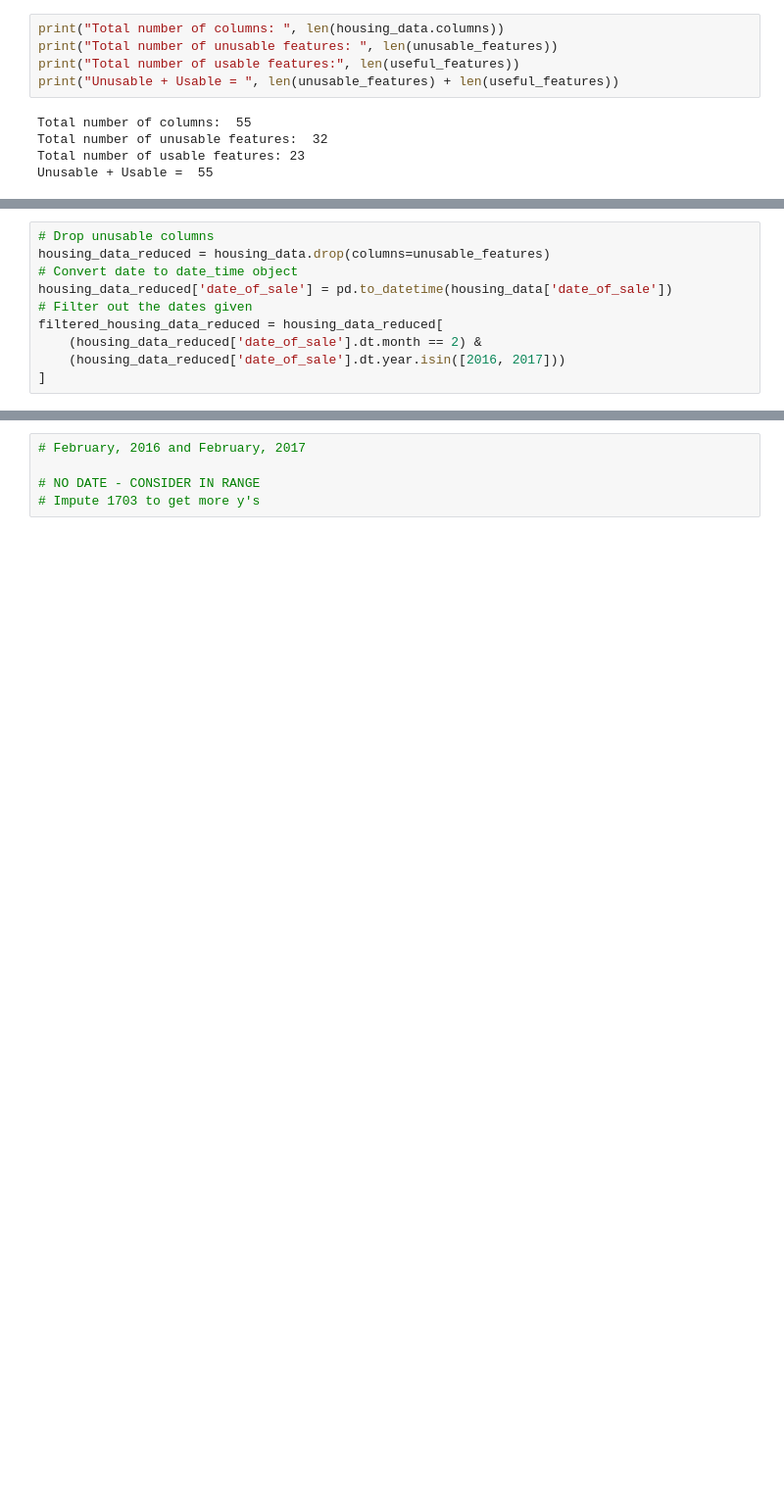
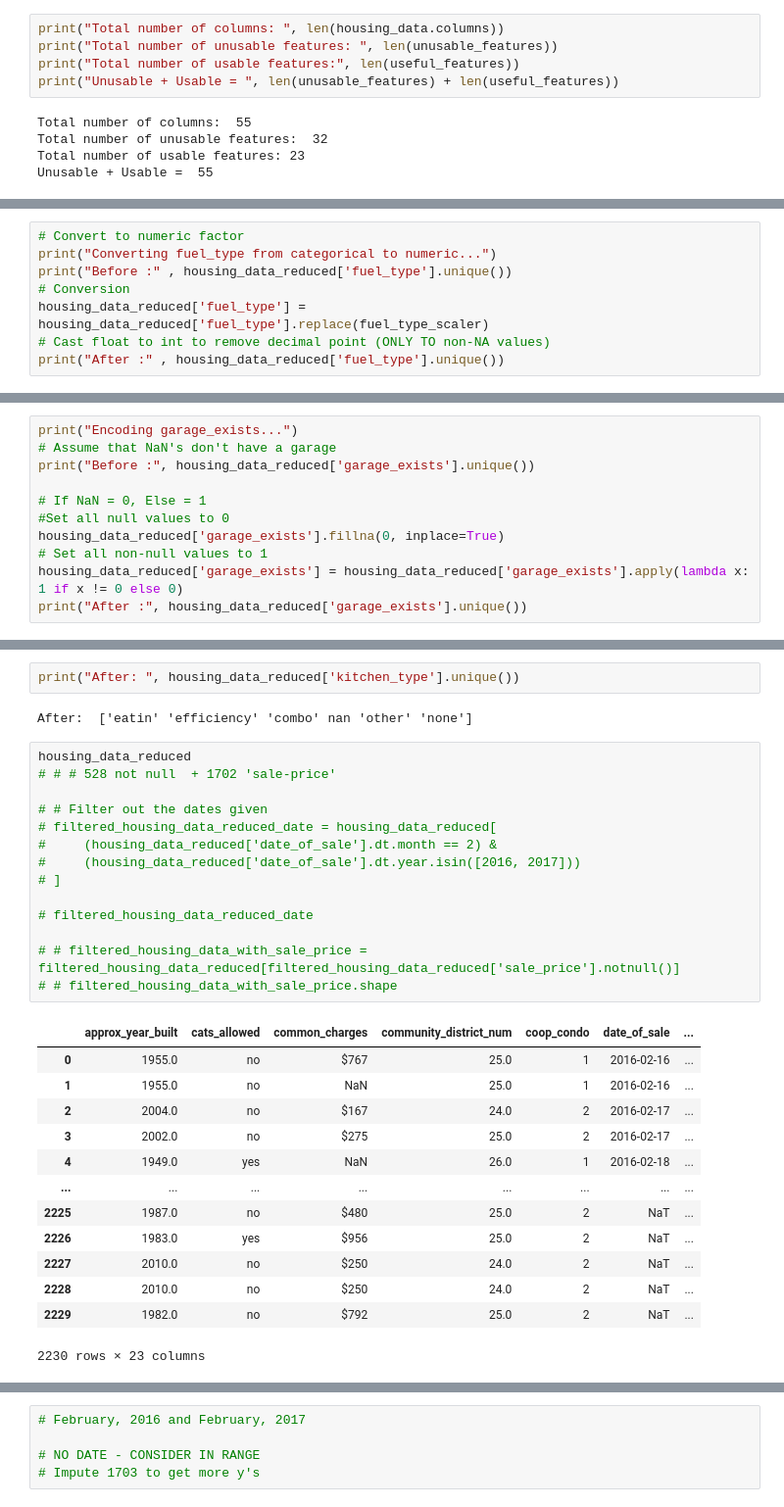
Before and after one commit to floresloyd/predict_queens_appartment_price, a Jupyter notebook: data-exploration-cleaning.ipynb, the cells around one changed output, grey strips where cells are left out. Shown at 98% size. Cells and saved outputs as stored; diff of their text form; blank space fills up the shorter version.

```diff
--- a/data-exploration-cleaning.ipynb
+++ b/data-exploration-cleaning.ipynb
@@ -117,0 +309,8 @@ Unusable + Usable =  55
+# %%
+# Convert to numeric factor
+print("Converting fuel_type from categorical to numeric...")
+print("Before :" , housing_data_reduced['fuel_type'].unique())
+# Conversion
+housing_data_reduced['fuel_type'] = housing_data_reduced['fuel_type'].replace(fuel_type_scaler)
+# Cast float to int to remove decimal point (ONLY TO non-NA values)
+print("After :" , housing_data_reduced['fuel_type'].unique())
@@ -117,0 +321,11 @@ Unusable + Usable =  55
+# %%
+print("Encoding garage_exists...")
+# Assume that NaN's don't have a garage
+print("Before :", housing_data_reduced['garage_exists'].unique())
+
+# If NaN = 0, Else = 1
+#Set all null values to 0
+housing_data_reduced['garage_exists'].fillna(0, inplace=True)
+# Set all non-null values to 1
+housing_data_reduced['garage_exists'] = housing_data_reduced['garage_exists'].apply(lambda x: 1 if x != 0 else 0)
+print("After :", housing_data_reduced['garage_exists'].unique())
@@ -118,10 +397,32 @@ Unusable + Usable =  55
+# %%
+print("After: ", housing_data_reduced['kitchen_type'].unique())
+# %% [output]
+After:  ['eatin' 'efficiency' 'combo' nan 'other' 'none']
 # %%
-# Drop unusable columns
-housing_data_reduced = housing_data.drop(columns=unusable_features)
-# Convert date to date_time object
-housing_data_reduced['date_of_sale'] = pd.to_datetime(housing_data['date_of_sale'])
-# Filter out the dates given
-filtered_housing_data_reduced = housing_data_reduced[
-    (housing_data_reduced['date_of_sale'].dt.month == 2) &
-    (housing_data_reduced['date_of_sale'].dt.year.isin([2016, 2017]))
-]
+housing_data_reduced
+# # # 528 not null  + 1702 'sale-price'
+
+# # Filter out the dates given
+# filtered_housing_data_reduced_date = housing_data_reduced[
+#     (housing_data_reduced['date_of_sale'].dt.month == 2) &
+#     (housing_data_reduced['date_of_sale'].dt.year.isin([2016, 2017]))
+# ]
+
+# filtered_housing_data_reduced_date
+
+# # filtered_housing_data_with_sale_price = filtered_housing_data_reduced[filtered_housing_data_reduced['sale_price'].notnull()]
+# # filtered_housing_data_with_sale_price.shape
+# %% [output]
+|  | approx_year_built | cats_allowed | common_charges | community_district_num | coop_condo | date_of_sale | ... |
+| 0 | 1955.0 | no | $767 | 25.0 | 1 | 2016-02-16 | ... |
+| 1 | 1955.0 | no | NaN | 25.0 | 1 | 2016-02-16 | ... |
+| 2 | 2004.0 | no | $167 | 24.0 | 2 | 2016-02-17 | ... |
+| 3 | 2002.0 | no | $275 | 25.0 | 2 | 2016-02-17 | ... |
+| 4 | 1949.0 | yes | NaN | 26.0 | 1 | 2016-02-18 | ... |
+| ... | ... | ... | ... | ... | ... | ... | ... |
+| 2225 | 1987.0 | no | $480 | 25.0 | 2 | NaT | ... |
+| 2226 | 1983.0 | yes | $956 | 25.0 | 2 | NaT | ... |
+| 2227 | 2010.0 | no | $250 | 24.0 | 2 | NaT | ... |
+| 2228 | 2010.0 | no | $250 | 24.0 | 2 | NaT | ... |
+| 2229 | 1982.0 | no | $792 | 25.0 | 2 | NaT | ... |
+2230 rows × 23 columns
```
Also changed, not shown: parts of 18 cells of this notebook, 2 other files.
